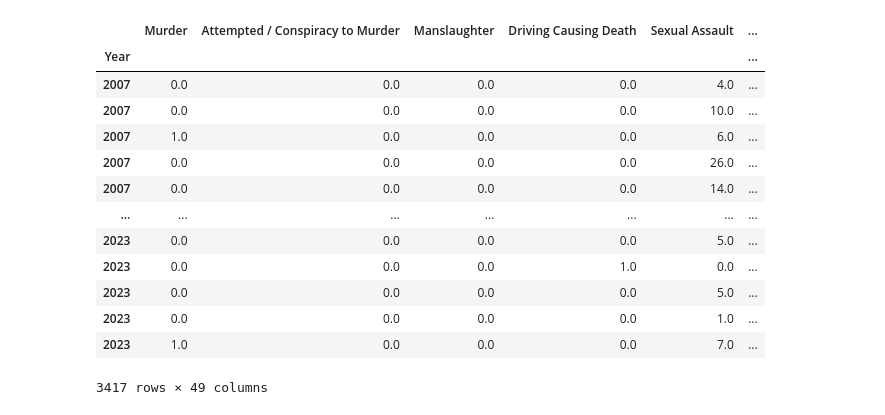
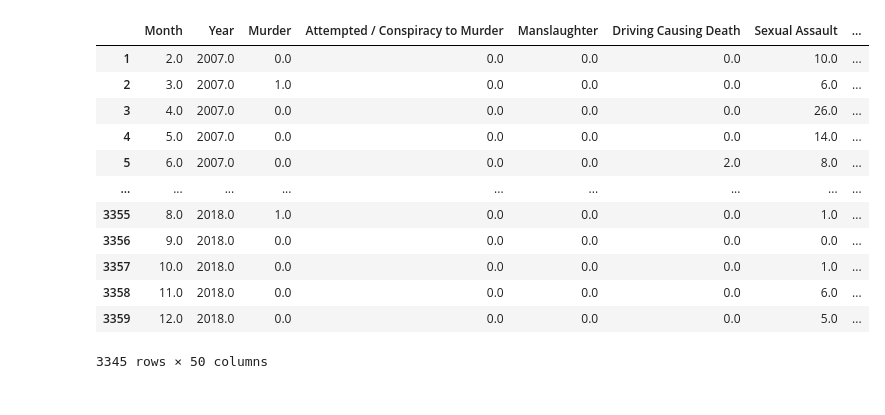
Before and after one commit to DrishP98/Project-1-, a Jupyter notebook: analysis-2.ipynb, the cells around one changed output. Saved outputs shown, nothing was run; the diff lists cells and outputs as text; code cells hidden in the pictures.

```diff
--- a/analysis-2.ipynb
+++ b/analysis-2.ipynb
@@ -10,17 +10,14 @@ combined_wacrime = Path('crime-data/combined_wacrime.csv')
 combined_wacrime_df = pd.read_csv(combined_wacrime)
 
 # Rename Month and year column to Date
-combined_wacrime_df = combined_wacrime_df.rename(columns={'Month and Year': 'Date'})
-
-# Convert Date column to date time
-combined_wacrime_df['Date'] = pd.to_datetime(combined_wacrime_df['Date'], format='%b-%y')
+combined_wacrime_df['Date'] = pd.to_datetime(combined_wacrime_df['Month and Year'], format='%b-%y')
 
 # Create new columns for Month and Year
 combined_wacrime_df['Month'] = combined_wacrime_df['Date'].dt.month
 combined_wacrime_df['Year'] = combined_wacrime_df['Date'].dt.year
 
-# Set index to Year
-combined_wacrime_df = combined_wacrime_df.set_index("Year")
+# Drop all Nan Rows
+combined_wacrime_df = combined_wacrime_df.dropna(how='any', axis=0)
 
 combined_wacrime_df.head()
 # %% [output]
@@ -35,36 +31,35 @@ combined_wacrime_df.head()
 # %%
 # Reduce columns (take out all total columns)
-combined_wacrime_df = combined_wacrime_df[['Murder','Attempted / Conspiracy to Murder','Manslaughter',
+combined_wacrime_df = combined_wacrime_df[['Month', 'Year','Murder','Attempted / Conspiracy to Murder','Manslaughter',
                                             'Driving Causing Death','Sexual Assault','Non-Assaultive Sexual Offences',
                                             'Serious Assault (Family)','Common Assault (Family)','Serious Assault (Non-Family)',
                                             'Common Assault (Non-Family)','Assault Police Officer','Threatening Behaviour (Family)',
                                             'Possess Weapon to Cause Fear (Family)','Threatening Behaviour (Non-Family)',
                                             'Possess Weapon to Cause Fear (Non-Family)','Kidnapping / Child Stealing',
                                             'Deprivation of Liberty','Robbery (Business)','Robbery (Non-Business)',
                                             'Burglary (Dwelling)','Burglary (Non-Dwelling)','Stealing of Motor Vehicle',
                                             'Stealing From Motor Vehicle (Contents or Parts)',
                                             'Stealing From Retail Premises (Shoplift)','Stealing From Dwelling',
                                             'Stealing From Other Premises or Place','Stealing as a Servant',
                                             'Stealing (Not Elsewhere Classified)','Criminal Damage','Damage','Cause Bushfire',
                                             'Cause Damage by Fire','Other Fire Related Offences','Drug Dealing','Drug Possession',
                                             'Possession of Drug Paraphernalia','Cultivate or Manufacture Drugs','Other Drug Offences',
                                             'Possess Stolen Property','Receiving Stolen Property','Regulated Weapons Offences',
                                             'Graffiti','Forgery','Fraud (Credit Card)','Fraud (Not Elsewhere Classified)',
                                             'Breach of Family Violence Restraint Order','Breach of Violence Restraint Order',
-                                            'Breach of Police Order','Total Selected Miscellaneous Offences']]
+                                            'Breach of Police Order']]
 combined_wacrime_df
 # %% [output]
-|  | Murder | Attempted / Conspiracy to Murder | Manslaughter | Driving Causing Death | Sexual Assault | ... |
-| Year |  |  |  |  |  | ... |
-| 2007 | 0.0 | 0.0 | 0.0 | 0.0 | 4.0 | ... |
-| 2007 | 0.0 | 0.0 | 0.0 | 0.0 | 10.0 | ... |
-| 2007 | 1.0 | 0.0 | 0.0 | 0.0 | 6.0 | ... |
-| 2007 | 0.0 | 0.0 | 0.0 | 0.0 | 26.0 | ... |
-| 2007 | 0.0 | 0.0 | 0.0 | 0.0 | 14.0 | ... |
-| ... | ... | ... | ... | ... | ... | ... |
-| 2023 | 0.0 | 0.0 | 0.0 | 0.0 | 5.0 | ... |
-| 2023 | 0.0 | 0.0 | 0.0 | 1.0 | 0.0 | ... |
-| 2023 | 0.0 | 0.0 | 0.0 | 0.0 | 5.0 | ... |
-| 2023 | 0.0 | 0.0 | 0.0 | 0.0 | 1.0 | ... |
-| 2023 | 1.0 | 0.0 | 0.0 | 0.0 | 7.0 | ... |
+|  | Month | Year | Murder | Attempted / Conspiracy to Murder | Manslaughter | Driving Causing Death | Sexual Assault | ... |
+| 1 | 2.0 | 2007.0 | 0.0 | 0.0 | 0.0 | 0.0 | 10.0 | ... |
+| 2 | 3.0 | 2007.0 | 1.0 | 0.0 | 0.0 | 0.0 | 6.0 | ... |
+| 3 | 4.0 | 2007.0 | 0.0 | 0.0 | 0.0 | 0.0 | 26.0 | ... |
+| 4 | 5.0 | 2007.0 | 0.0 | 0.0 | 0.0 | 0.0 | 14.0 | ... |
+| 5 | 6.0 | 2007.0 | 0.0 | 0.0 | 0.0 | 2.0 | 8.0 | ... |
+| ... | ... | ... | ... | ... | ... | ... | ... | ... |
+| 3355 | 8.0 | 2018.0 | 1.0 | 0.0 | 0.0 | 0.0 | 1.0 | ... |
+| 3356 | 9.0 | 2018.0 | 0.0 | 0.0 | 0.0 | 0.0 | 0.0 | ... |
+| 3357 | 10.0 | 2018.0 | 0.0 | 0.0 | 0.0 | 0.0 | 1.0 | ... |
+| 3358 | 11.0 | 2018.0 | 0.0 | 0.0 | 0.0 | 0.0 | 6.0 | ... |
+| 3359 | 12.0 | 2018.0 | 0.0 | 0.0 | 0.0 | 0.0 | 5.0 | ... |
-3417 rows × 49 columns
+3345 rows × 50 columns
```
Also changed, not shown: parts of 9 cells of this notebook.
